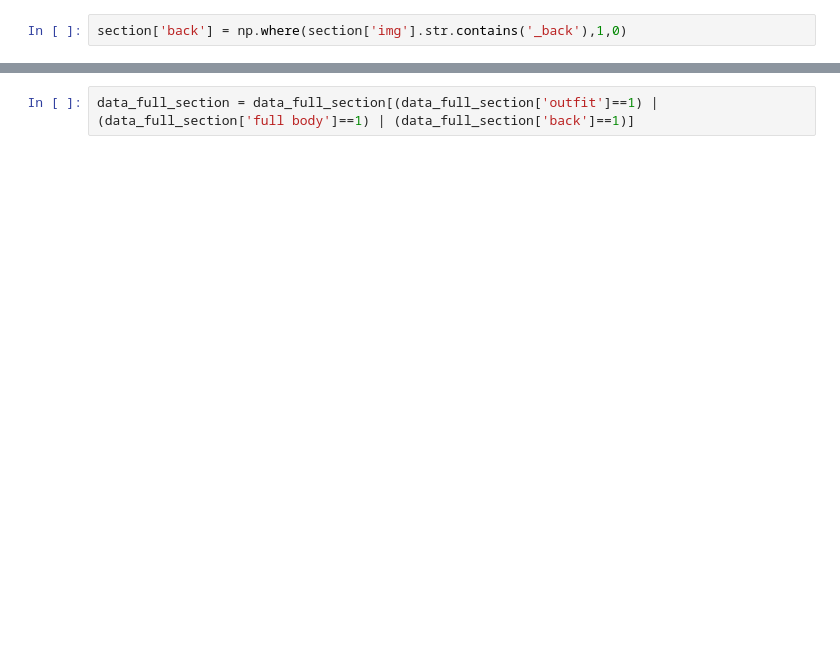
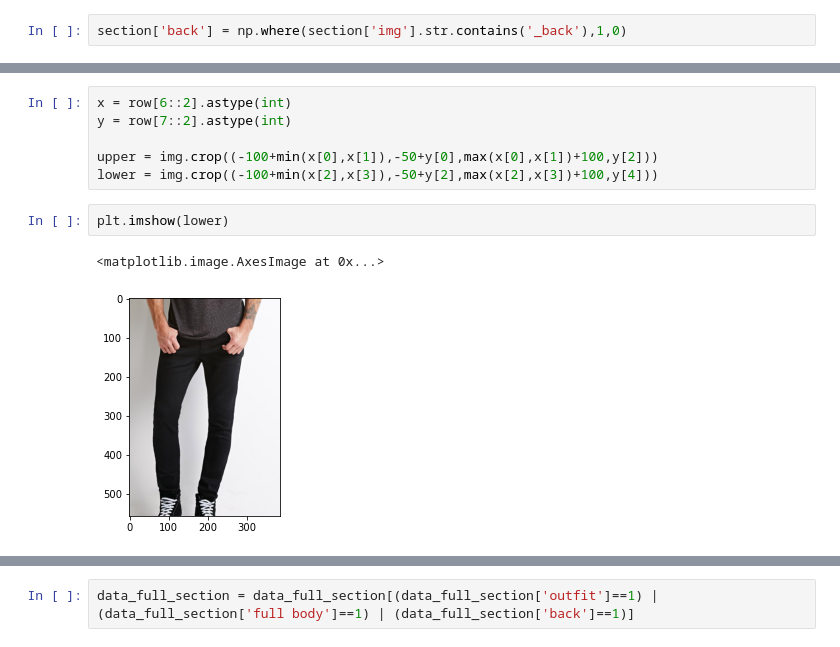
Before and after one commit to orlandoalexander/Moda-Personal-Assistant, a Jupyter notebook: EDA.ipynb, the cells around one changed output, grey strips where cells are left out. Cells and saved outputs as stored; diff of their text form; blank space fills up the shorter version.

```diff
--- a/EDA.ipynb
+++ b/EDA.ipynb
@@ -532 +712,12 @@ data_full_section = data_full_section.dropna()
+# %%
+x = row[6::2].astype(int)
+y = row[7::2].astype(int)
+
+upper = img.crop((-100+min(x[0],x[1]),-50+y[0],max(x[0],x[1])+100,y[2]))
+lower = img.crop((-100+min(x[2],x[3]),-50+y[2],max(x[2],x[3])+100,y[4]))
+# %%
+plt.imshow(lower)
+# %% [output]
+<matplotlib.image.AxesImage at 0x...>
+[figure, added]
 # %%
```
Also changed, not shown: parts of 33 cells of this notebook.
